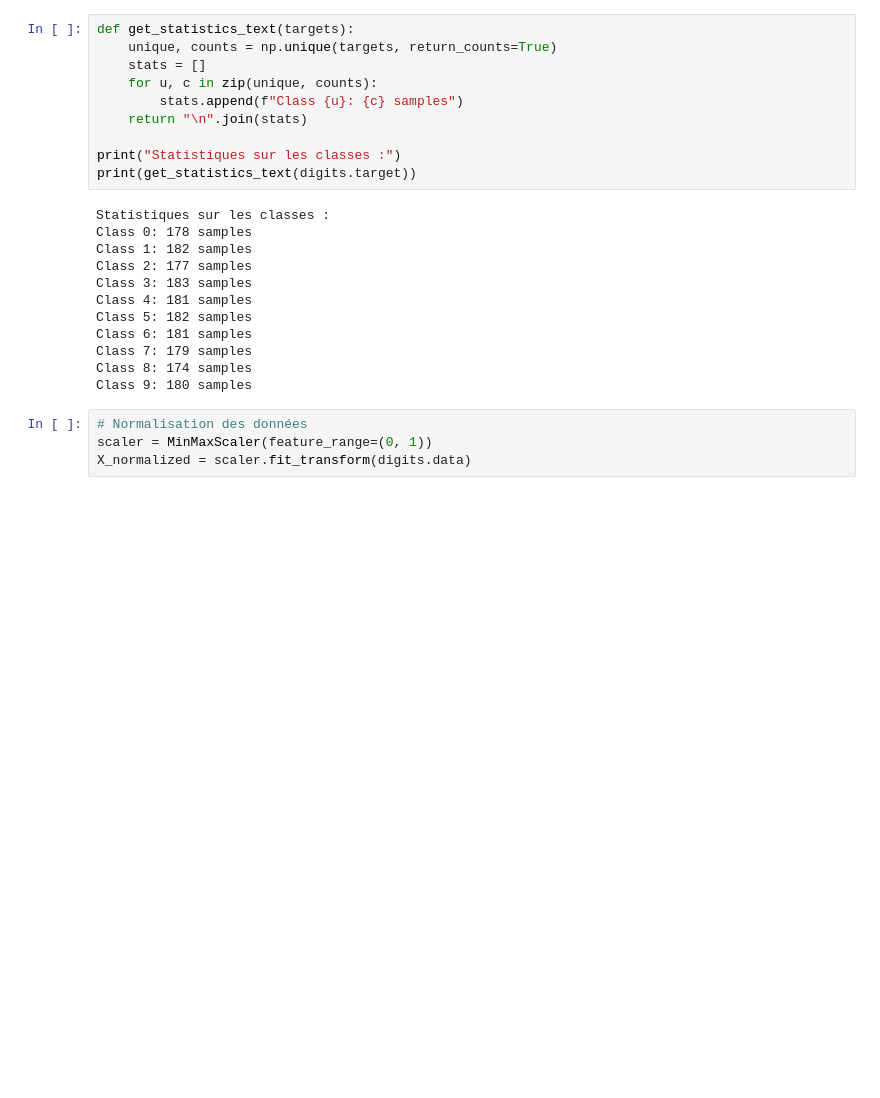
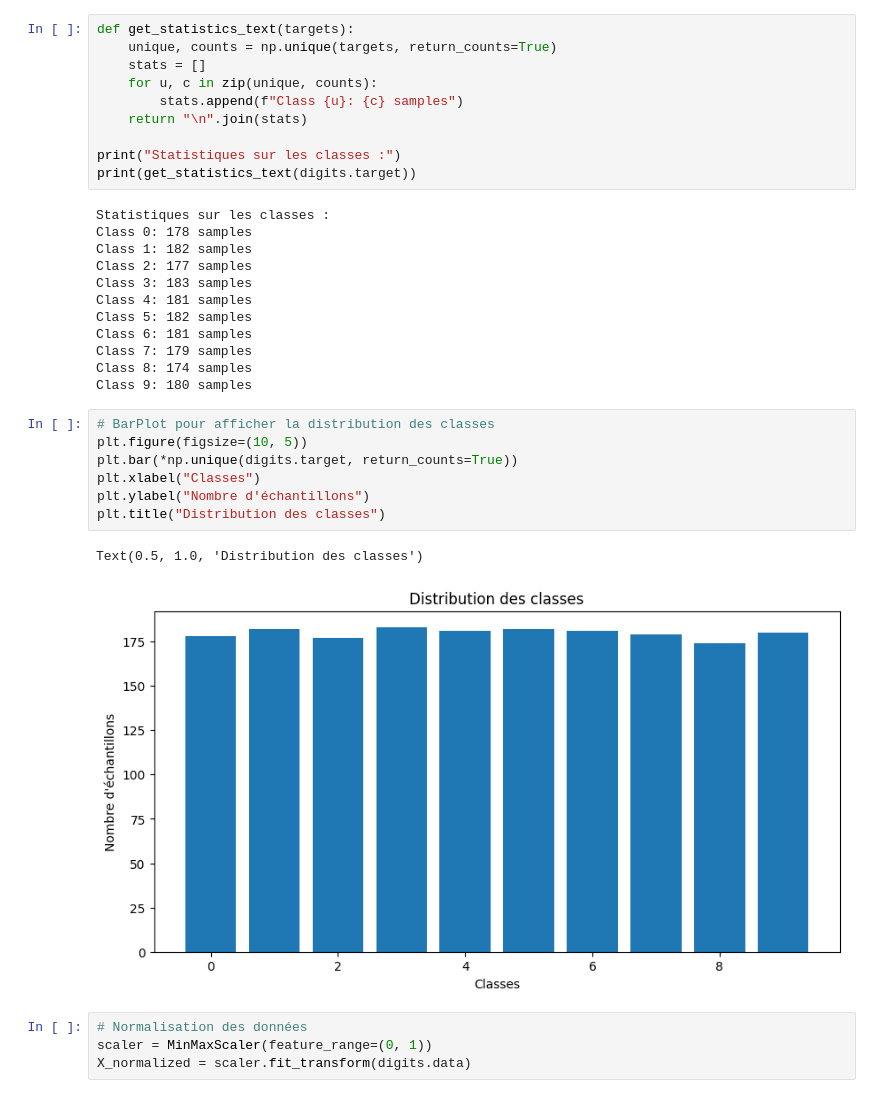
Before and after one commit to gt124578/ML-Project, a Jupyter notebook: Notebook_ML.ipynb, the cells around one changed output. Cells and saved outputs as stored; diff of their text form; blank space fills up the shorter version.

```diff
--- a/Notebook_ML.ipynb
+++ b/Notebook_ML.ipynb
@@ -67,6 +85,16 @@ Class 6: 181 samples
 Class 7: 179 samples
 Class 8: 174 samples
 Class 9: 180 samples
+# %%
+# BarPlot pour afficher la distribution des classes
+plt.figure(figsize=(10, 5))
+plt.bar(*np.unique(digits.target, return_counts=True))
+plt.xlabel("Classes")
+plt.ylabel("Nombre d'échantillons")
+plt.title("Distribution des classes")
+# %% [output]
+Text(0.5, 1.0, 'Distribution des classes')
+[figure, added]
 # %%
 # Normalisation des données
 scaler = MinMaxScaler(feature_range=(0, 1))
```
Also changed, not shown: parts of 18 cells of this notebook.
